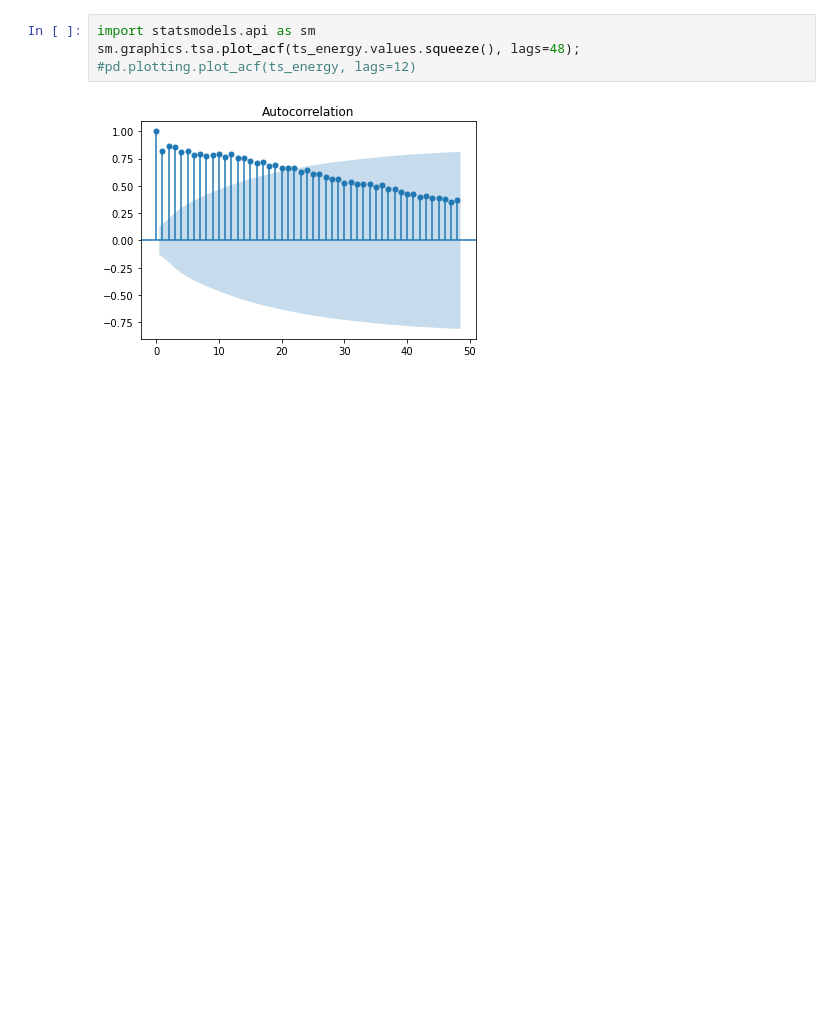
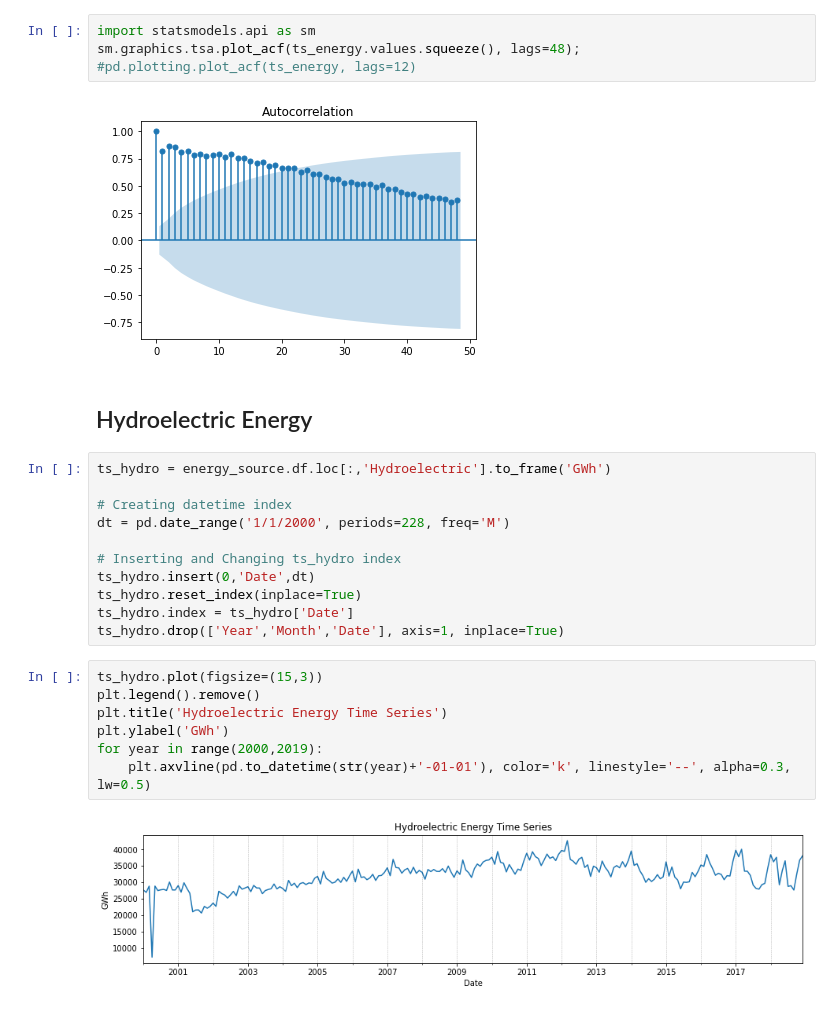
Before and after one commit to lauramsfernandes/BrazilianGasMarket, a Jupyter notebook: naturalGas_Forecast.ipynb, the cells around one changed output. Drawn from its saved outputs; the diff is of its cells as text; blank space fills up the shorter version.

Commit message:
Creating Hydroelectric Time Series

```diff
--- a/naturalGas_Forecast.ipynb
+++ b/naturalGas_Forecast.ipynb
@@ -69,3 +69,25 @@ sm.graphics.tsa.plot_acf(ts_energy.values.squeeze(), lags=48);
 #pd.plotting.plot_acf(ts_energy, lags=12)
 # %% [output]
 [figure]
+# %% [markdown]
+## Hydroelectric Energy
+# %%
+ts_hydro = energy_source.df.loc[:,'Hydroelectric'].to_frame('GWh')
+
+# Creating datetime index
+dt = pd.date_range('1/1/2000', periods=228, freq='M')
+
+# Inserting and Changing ts_hydro index
+ts_hydro.insert(0,'Date',dt)
+ts_hydro.reset_index(inplace=True)
+ts_hydro.index = ts_hydro['Date']
+ts_hydro.drop(['Year','Month','Date'], axis=1, inplace=True)
+# %%
+ts_hydro.plot(figsize=(15,3))
+plt.legend().remove()
+plt.title('Hydroelectric Energy Time Series')
+plt.ylabel('GWh')
+for year in range(2000,2019):
+    plt.axvline(pd.to_datetime(str(year)+'-01-01'), color='k', linestyle='--', alpha=0.3, lw=0.5)
+# %% [output]
+[figure, added]
```
Also changed, not shown: parts of 2 cells of this notebook.
